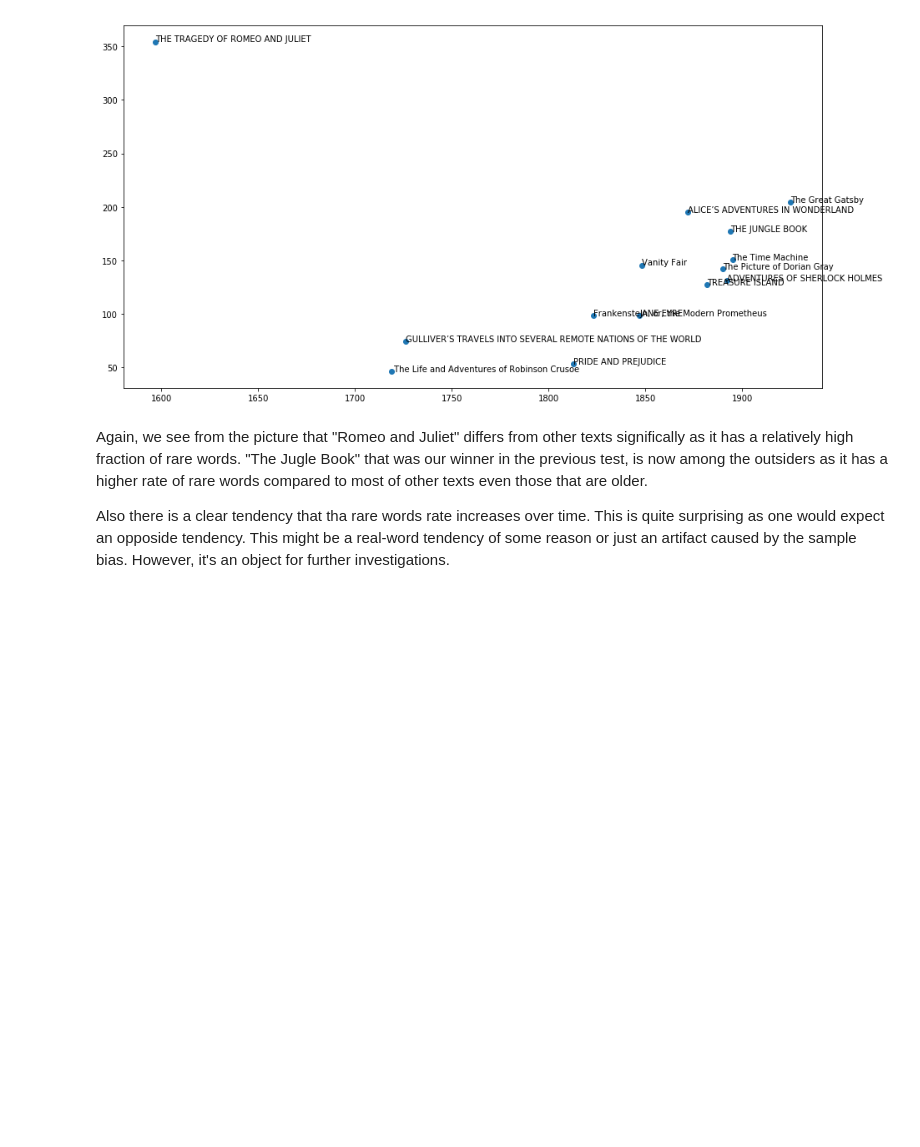
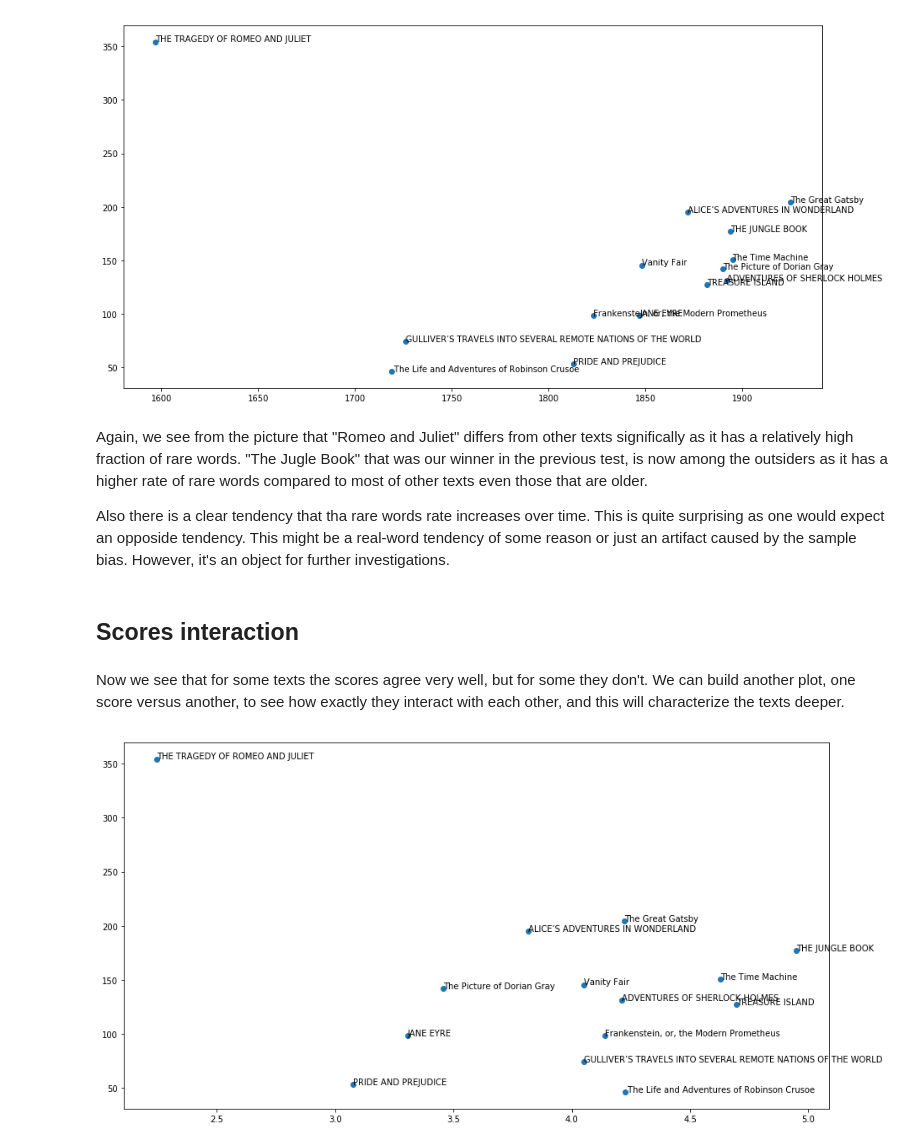
Before and after one commit to DenisStenyushkin/Modernity-of-English-classic-literature, a Jupyter notebook: Modernity of English classic literature.ipynb, the cells around one changed output. Saved outputs shown, nothing was run; the diff lists cells and outputs as text; code cells hidden in the pictures; blank space fills up the shorter version.

Commit message:
Scores interaction analysis

```diff
--- a/Modernity of English classic literature.ipynb
+++ b/Modernity of English classic literature.ipynb
@@ -244,3 +244,15 @@ for i, txt in enumerate(labels):
 Again, we see from the picture that "Romeo and Juliet" differs from other texts significally as it has a relatively high fraction of rare words. "The Jugle Book" that was our winner in the previous test, is now among the outsiders as it has a higher rate of rare words compared to most of other texts even those that are older.
 
 Also there is a clear tendency that tha rare words rate increases over time. This is quite surprising as one would expect an opposide tendency. This might be a real-word tendency of some reason or just an artifact caused by the sample bias. However, it's an object for further investigations.
+# %% [markdown]
+## Scores interaction
+# %% [markdown]
+Now we see that for some texts the scores agree very well, but for some they don't. We can build another plot, one score versus another, to see how exactly they interact with each other, and this will characterize the texts deeper.
+# %%
+fig, ax = plt.subplots()
+ax.scatter(avg_freq_scores, rares_scores)
+
+for i, txt in enumerate(labels):
+    ax.annotate(txt, (avg_freq_scores[i], rares_scores[i]))
+# %% [output]
+[figure, added]
```
Also changed, not shown: parts of 1 cell of this notebook.
